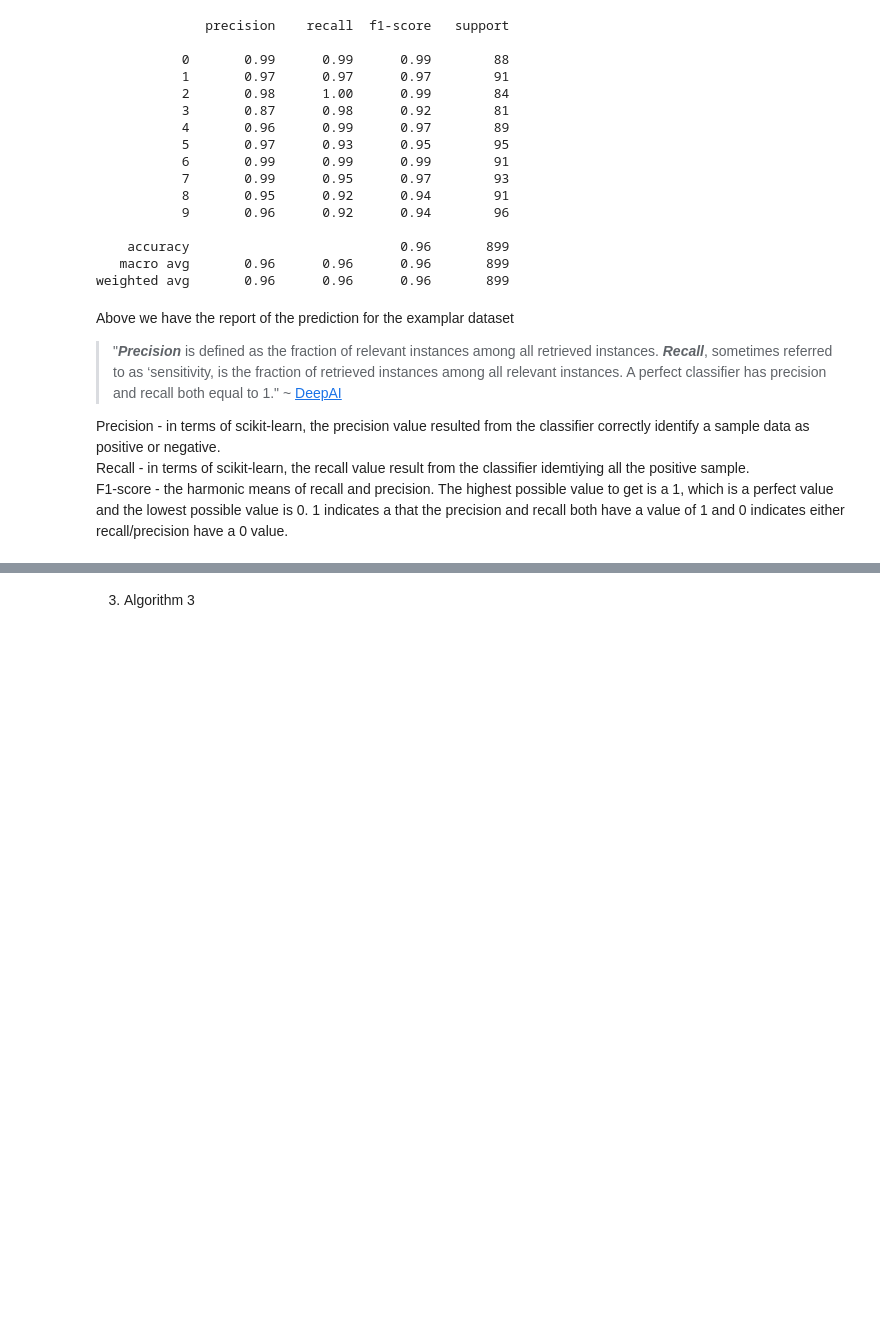
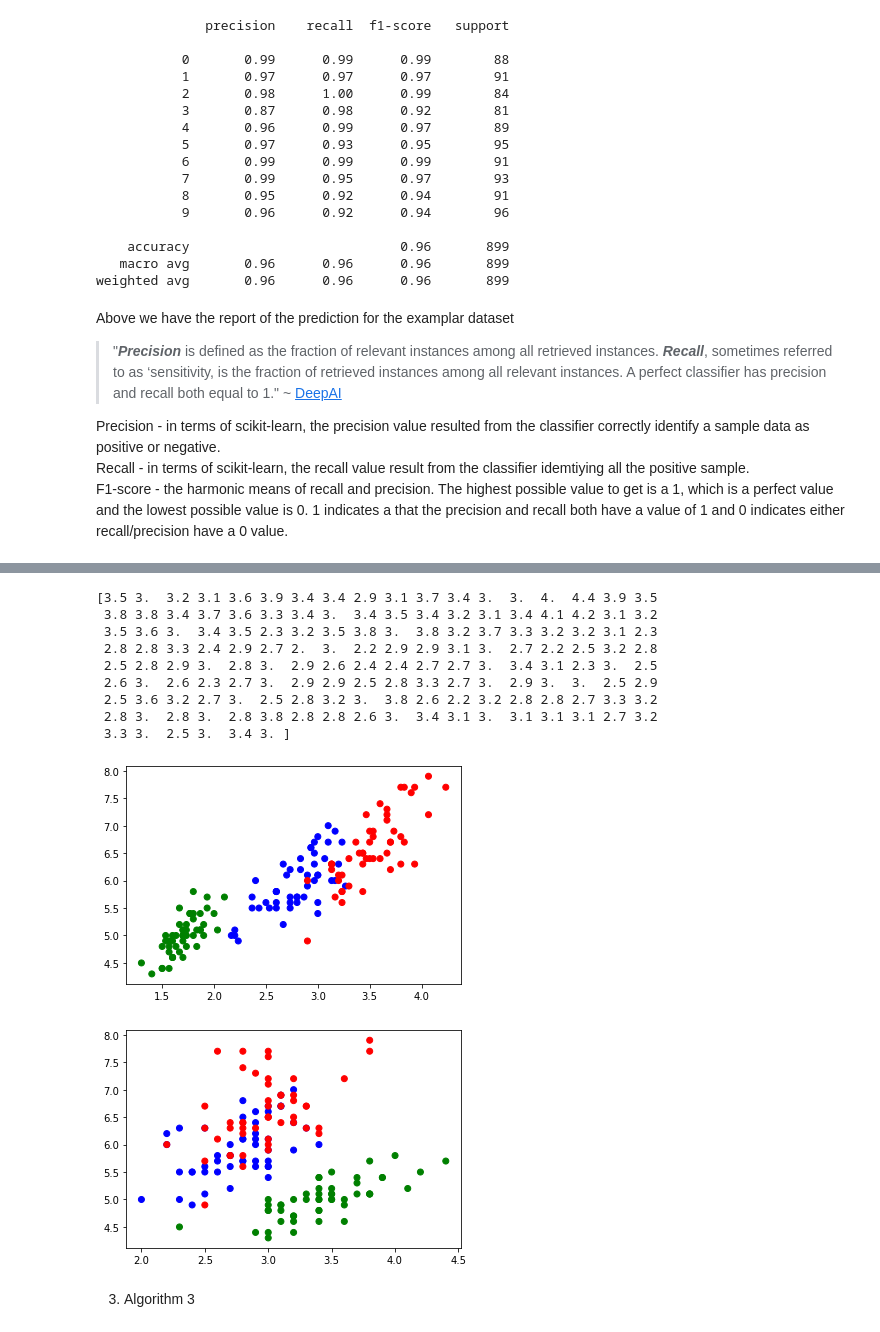
Before and after one commit to Babajide-olawoye/emrgingTechAssessment, a Jupyter notebook: Scikit-Learn.ipynb, the cells around one changed output, grey strips where cells are left out. Cells and saved outputs as stored; diff of their text form; code cells hidden in the pictures; blank space fills up the shorter version.

```diff
--- a/Scikit-Learn.ipynb
+++ b/Scikit-Learn.ipynb
@@ -251,3 +183,48 @@ agglo = cluster.FeatureAgglomeration(connectivity=connectivity, n_clusters=32)
+# %%
+### from sklearn.cluster import FeatureAgglomeration
+from sklearn import datasets
+import pandas as pd
+import matplotlib.pyplot as plt
+
+
+
+iris = datasets.load_iris()
+
+data = iris.data
+
+
+
+agglo=FeatureAgglomeration(n_clusters=2);
+
+X = agglo.fit_transform(data);
+
+
+#plotting
+color=[]
+for i in range (len(data)):
+    if i <= 49 :
+        color.append('g')
+    if  (i >= 50 and i <=99):
+        color.append('b')
+    if i >= 100 :
+        color.append('r')
+plt.scatter(agglo[:,0],agglo[:,1],c=color)
+plt.show()
+
+plt.scatter(data[:,1], data[:,0], c=color)
+plt.show()
+# %% [output]
+[3.5 3.  3.2 3.1 3.6 3.9 3.4 3.4 2.9 3.1 3.7 3.4 3.  3.  4.  4.4 3.9 3.5
+ 3.8 3.8 3.4 3.7 3.6 3.3 3.4 3.  3.4 3.5 3.4 3.2 3.1 3.4 4.1 4.2 3.1 3.2
+ 3.5 3.6 3.  3.4 3.5 2.3 3.2 3.5 3.8 3.  3.8 3.2 3.7 3.3 3.2 3.2 3.1 2.3
+ 2.8 2.8 3.3 2.4 2.9 2.7 2.  3.  2.2 2.9 2.9 3.1 3.  2.7 2.2 2.5 3.2 2.8
+ 2.5 2.8 2.9 3.  2.8 3.  2.9 2.6 2.4 2.4 2.7 2.7 3.  3.4 3.1 2.3 3.  2.5
+ 2.6 3.  2.6 2.3 2.7 3.  2.9 2.9 2.5 2.8 3.3 2.7 3.  2.9 3.  3.  2.5 2.9
+ 2.5 3.6 3.2 2.7 3.  2.5 2.8 3.2 3.  3.8 2.6 2.2 3.2 2.8 2.8 2.7 3.3 3.2
+ 2.8 3.  2.8 3.  2.8 3.8 2.8 2.8 2.6 3.  3.4 3.1 3.  3.1 3.1 3.1 2.7 3.2
+ 3.3 3.  2.5 3.  3.4 3. ]
+[figure, added]
+[figure, added]
 # %% [markdown]
 
 
```
Also changed, not shown: parts of 2 cells of this notebook.
